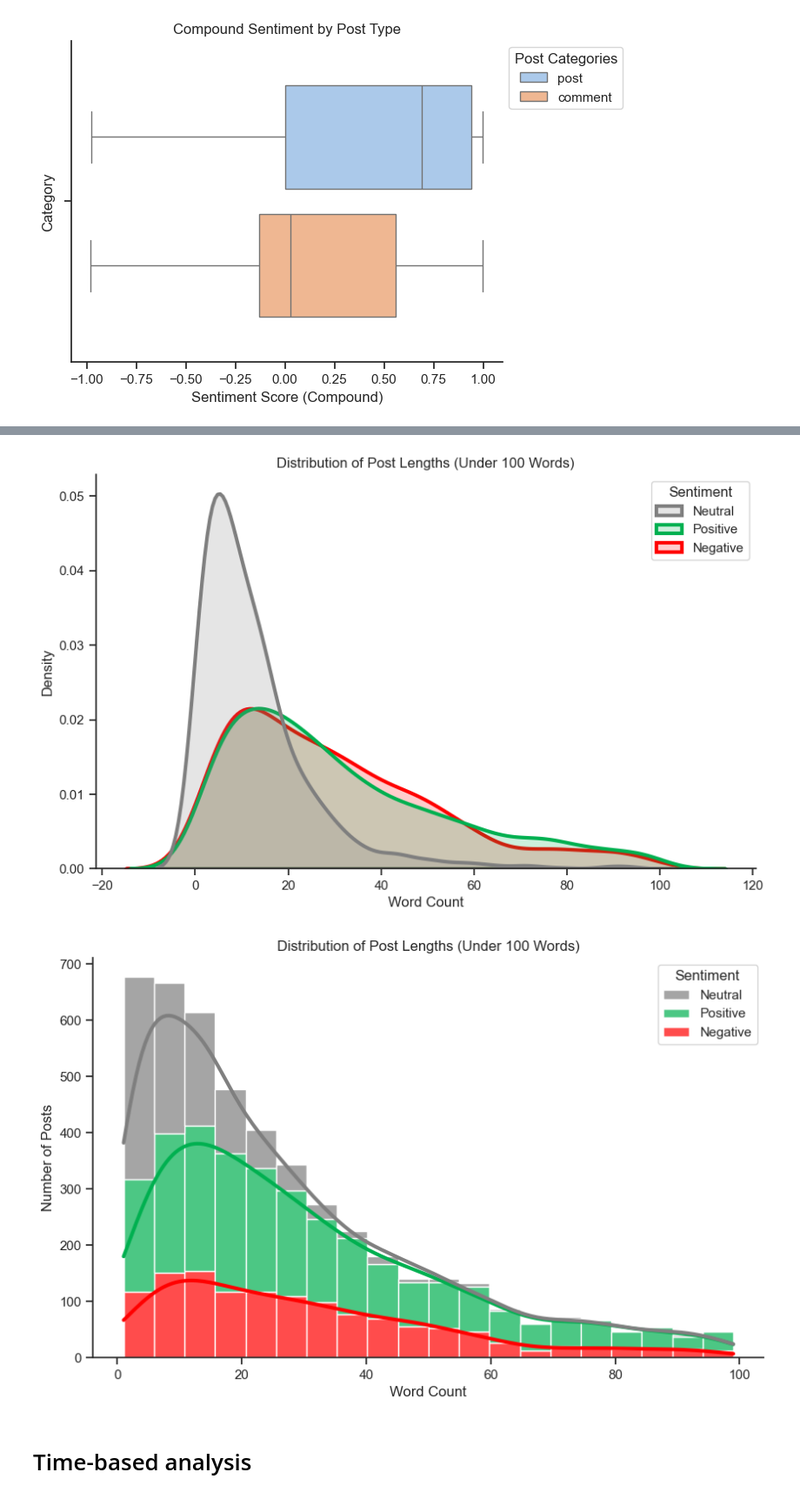
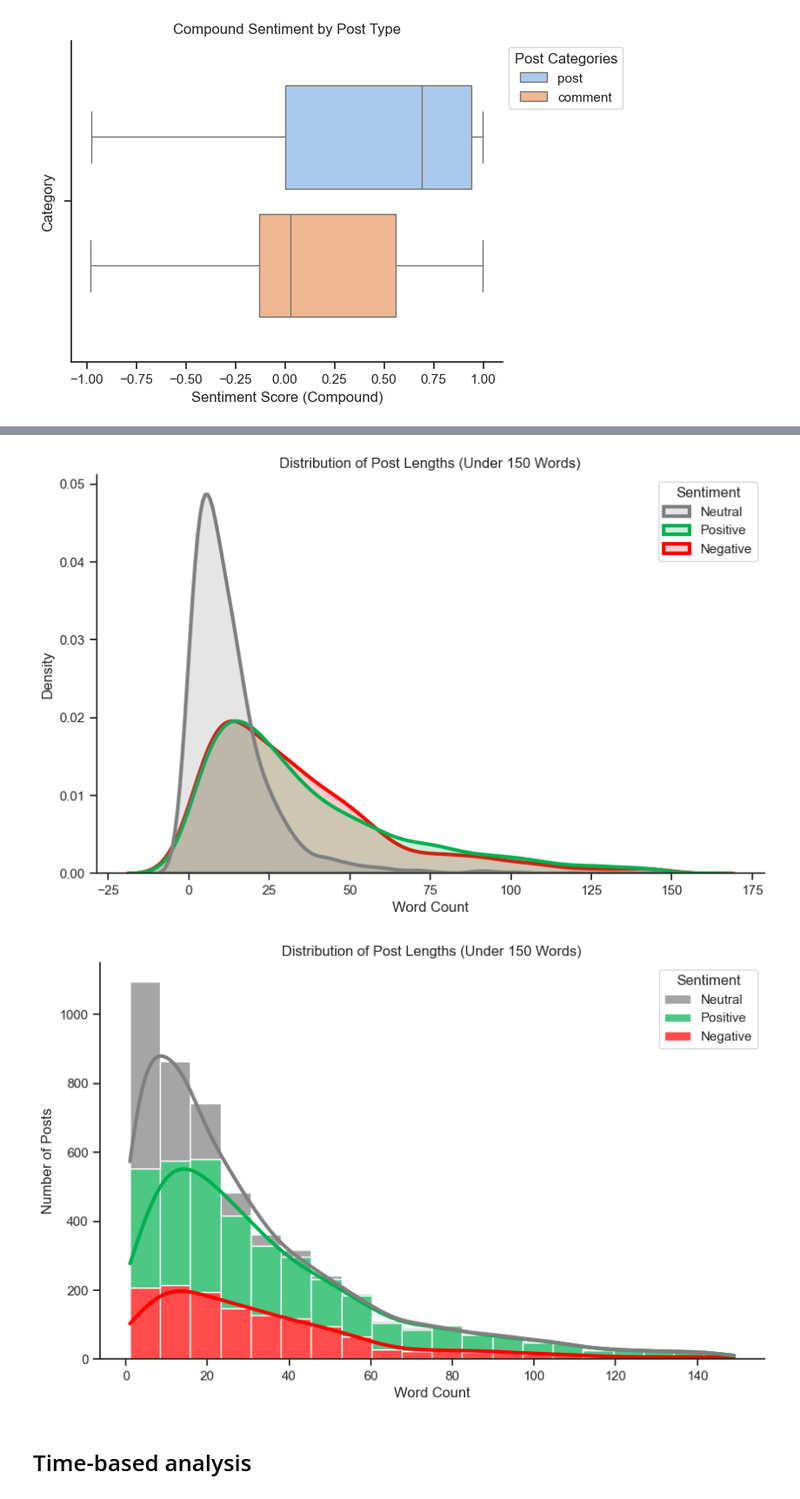
Before and after one commit to MrNobdy-T/DataEngineering_Project, a Jupyter notebook: notebooks/data_analysis.ipynb, the cells around one changed output, grey strips where cells are left out. Shown at 87% size. Cells and saved outputs as stored; diff of their text form; code cells hidden in the pictures.

```diff
--- a/notebooks/data_analysis.ipynb
+++ b/notebooks/data_analysis.ipynb
@@ -18,9 +30,14 @@ sentiment_palette = {
     'Neutral': '#7F7F7F'   # Gray
 }
 
+figsize_square = (6, 6)
+figsize_rect = (10, 6)
+box_gap = 0.2
+
 sns.set_theme(style="ticks", palette="pastel")
 
-df = pd.read_csv('../data/Audi_bmw_100posts_cleaned.csv')
+df = pd.read_csv('../data/Audi_bmw_100posts_cleaned.csv',
+                      converters={'swearwords': pd.eval})
 df.head()
 # %% [output]
 |  | type | post_title | author | body | score | created_utc | parent_id | id | neg | neu | ... |
@@ -84,8 +149,7 @@ sns.despine() # Remove borders
 # %%
-df['word_count'] = df['body'].str.count(' ') + 1
-plt.figure(figsize=(10, 6))
+plt.figure(figsize=figsize_rect)
 ax = sns.kdeplot(
-    data=df[df['word_count'] < 100],
+    data=df[df['word_count'] < 150],
     x='word_count',
     hue='sentiment_type',
     fill=True,
@@ -96,7 +160,7 @@ ax = sns.kdeplot(
 )
 
 ax.set(
-    title="Distribution of Post Lengths (Under 100 Words)",
+    title="Distribution of Post Lengths (Under 150 Words)",
     xlabel="Word Count",
     ylabel="Density")
 
@@ -104,34 +168,33 @@ sns.move_legend(ax, "upper right", title='Sentiment')
 
 sns.despine() # Remove borders
 # %% [output]
-[figure, old version]
+[figure, new version]
 # %%
-df['word_count'] = df['body'].str.count(' ') + 1
-plt.figure(figsize=(10, 6))
+plt.figure(figsize=figsize_rect)
 ax = sns.histplot(
-    data=df[df['word_count'] < 100],
+    data=df[df['word_count'] < 150],
     x='word_count',
     kde=True,
     bins=20,
     hue='sentiment_type',
     multiple='stack', # or doge or fill
     alpha=0.7,
     line_kws={
         'linewidth': 3
     },
     palette=sentiment_palette
 )
 
 sns.move_legend(ax, "upper right", title='Sentiment')
 
 ax.set(
-    title='Distribution of Post Lengths (Under 100 Words)',
+    title='Distribution of Post Lengths (Under 150 Words)',
     xlabel='Word Count',
     ylabel='Number of Posts')
 
 sns.despine() # Remove borders
 # %% [output]
-[figure, old version]
+[figure, new version]
 # %% [markdown]
 # Time-based analysis
 # %%
```
Also changed, not shown: parts of 18 cells of this notebook, 4 other files.
